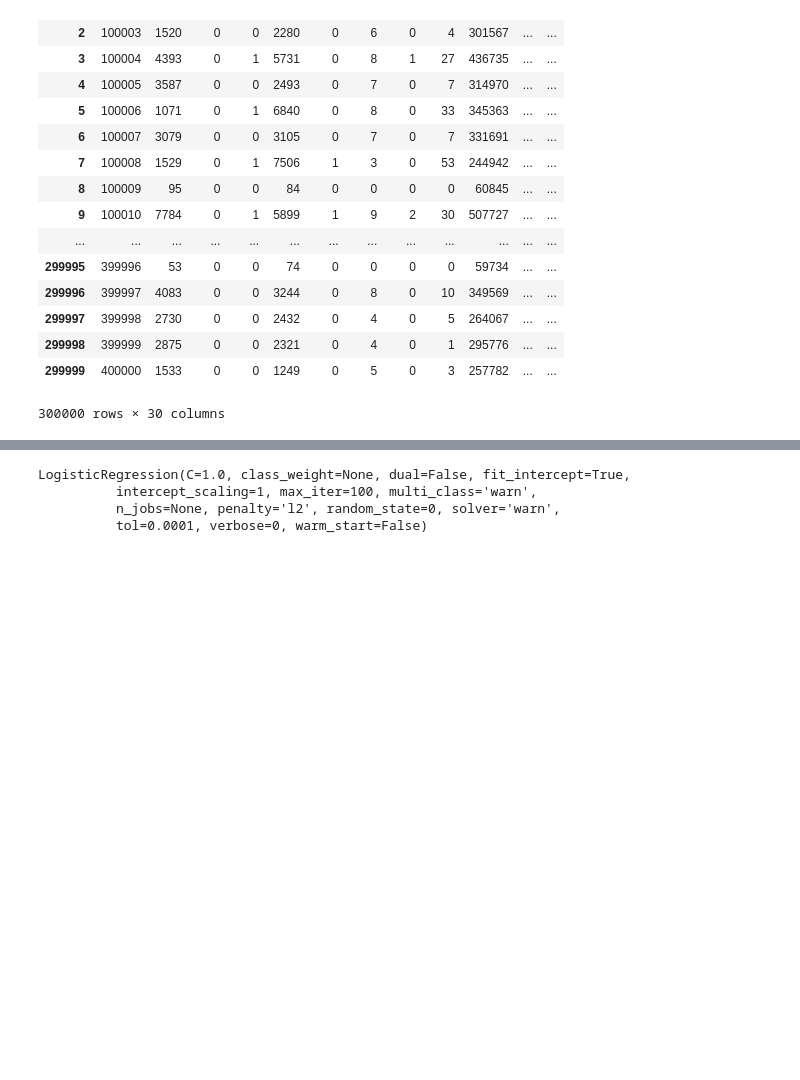
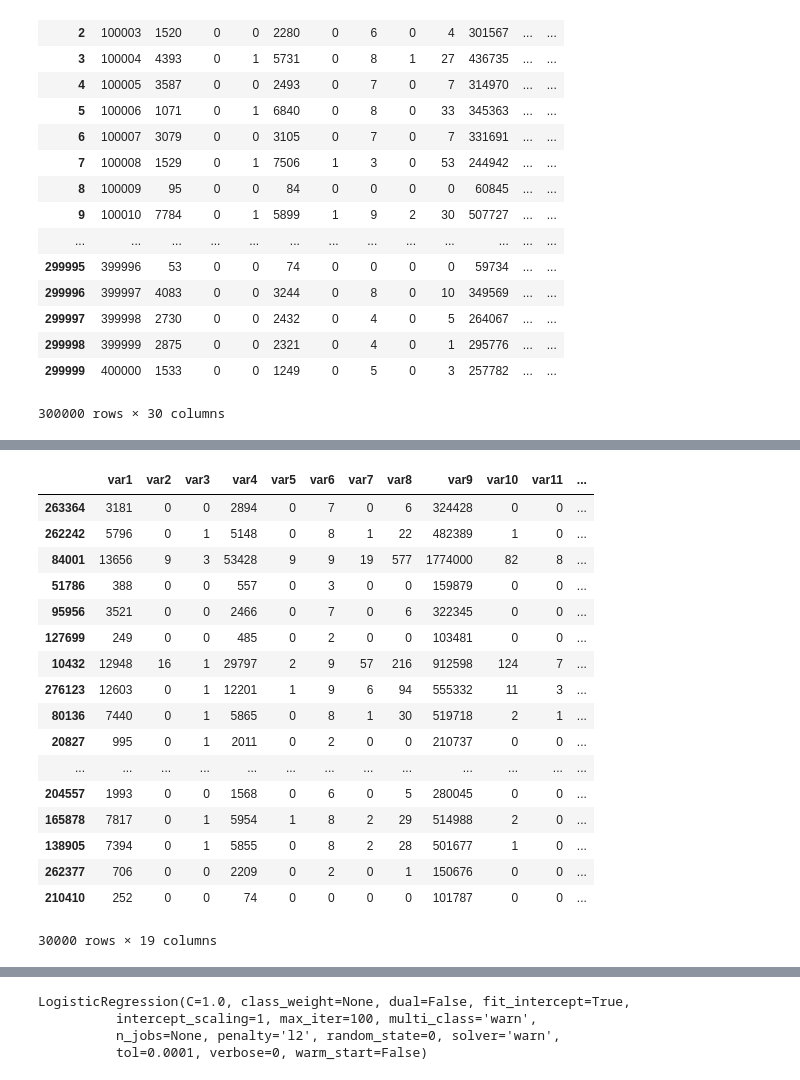
Before and after one commit to Santanu-07/EXL-EQ-2020, a Jupyter notebook: Untitled.ipynb, the cells around one changed output, grey strips where cells are left out. Saved outputs shown, nothing was run; the diff lists cells and outputs as text; code cells hidden in the pictures; blank space fills up the shorter version.

```diff
--- a/Untitled.ipynb
+++ b/Untitled.ipynb
@@ -126,3 +122,26 @@ df.shape
+# %%
+pd.options.display.float_format = '{:,.0f}'.format
+# %%
+X_test.fillna(X_test.mean())
+# %% [output]
+|  | var1 | var2 | var3 | var4 | var5 | var6 | var7 | var8 | var9 | var10 | var11 | ... |
+| 263364 | 3181 | 0 | 0 | 2894 | 0 | 7 | 0 | 6 | 324428 | 0 | 0 | ... |
+| 262242 | 5796 | 0 | 1 | 5148 | 0 | 8 | 1 | 22 | 482389 | 1 | 0 | ... |
+| 84001 | 13656 | 9 | 3 | 53428 | 9 | 9 | 19 | 577 | 1774000 | 82 | 8 | ... |
+| 51786 | 388 | 0 | 0 | 557 | 0 | 3 | 0 | 0 | 159879 | 0 | 0 | ... |
+| 95956 | 3521 | 0 | 0 | 2466 | 0 | 7 | 0 | 6 | 322345 | 0 | 0 | ... |
+| 127699 | 249 | 0 | 0 | 485 | 0 | 2 | 0 | 0 | 103481 | 0 | 0 | ... |
+| 10432 | 12948 | 16 | 1 | 29797 | 2 | 9 | 57 | 216 | 912598 | 124 | 7 | ... |
+| 276123 | 12603 | 0 | 1 | 12201 | 1 | 9 | 6 | 94 | 555332 | 11 | 3 | ... |
+| 80136 | 7440 | 0 | 1 | 5865 | 0 | 8 | 1 | 30 | 519718 | 2 | 1 | ... |
+| 20827 | 995 | 0 | 1 | 2011 | 0 | 2 | 0 | 0 | 210737 | 0 | 0 | ... |
+| ... | ... | ... | ... | ... | ... | ... | ... | ... | ... | ... | ... | ... |
+| 204557 | 1993 | 0 | 0 | 1568 | 0 | 6 | 0 | 5 | 280045 | 0 | 0 | ... |
+| 165878 | 7817 | 0 | 1 | 5954 | 1 | 8 | 2 | 29 | 514988 | 2 | 0 | ... |
+| 138905 | 7394 | 0 | 1 | 5855 | 0 | 8 | 2 | 28 | 501677 | 1 | 0 | ... |
+| 262377 | 706 | 0 | 0 | 2209 | 0 | 2 | 0 | 1 | 150676 | 0 | 0 | ... |
+| 210410 | 252 | 0 | 0 | 74 | 0 | 0 | 0 | 0 | 101787 | 0 | 0 | ... |
+30000 rows × 19 columns
 # %%
 from sklearn.model_selection import train_test_split
 # %%
```
Also changed, not shown: parts of 8 cells of this notebook.
